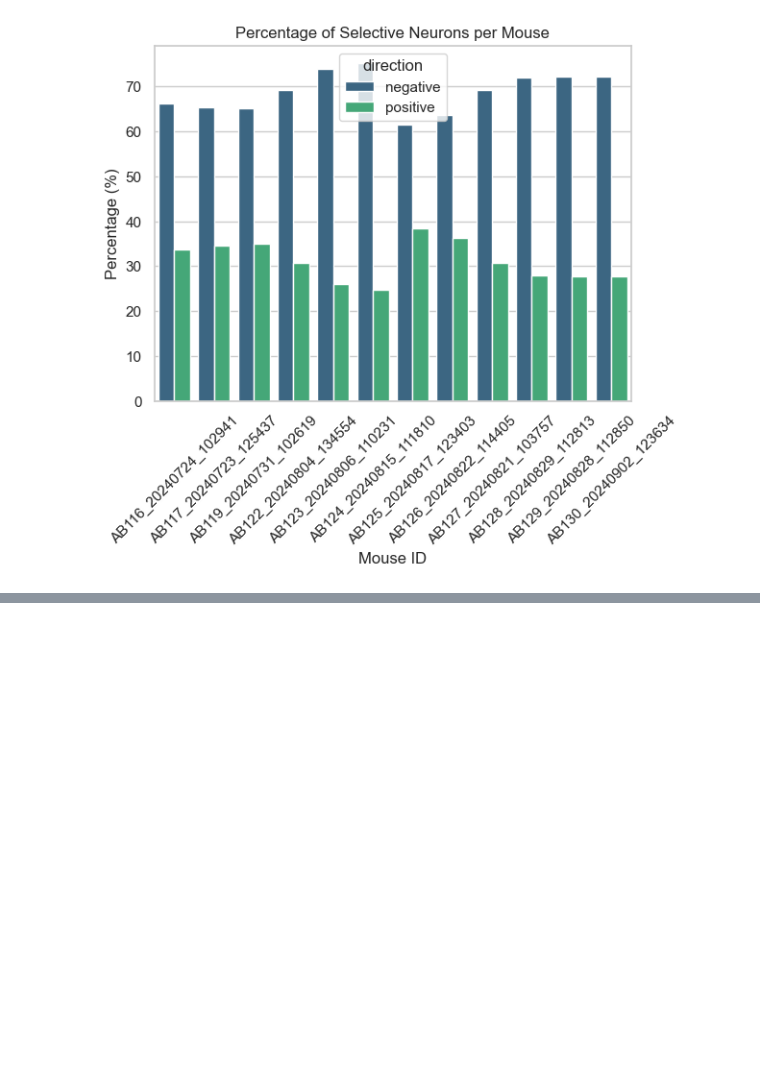
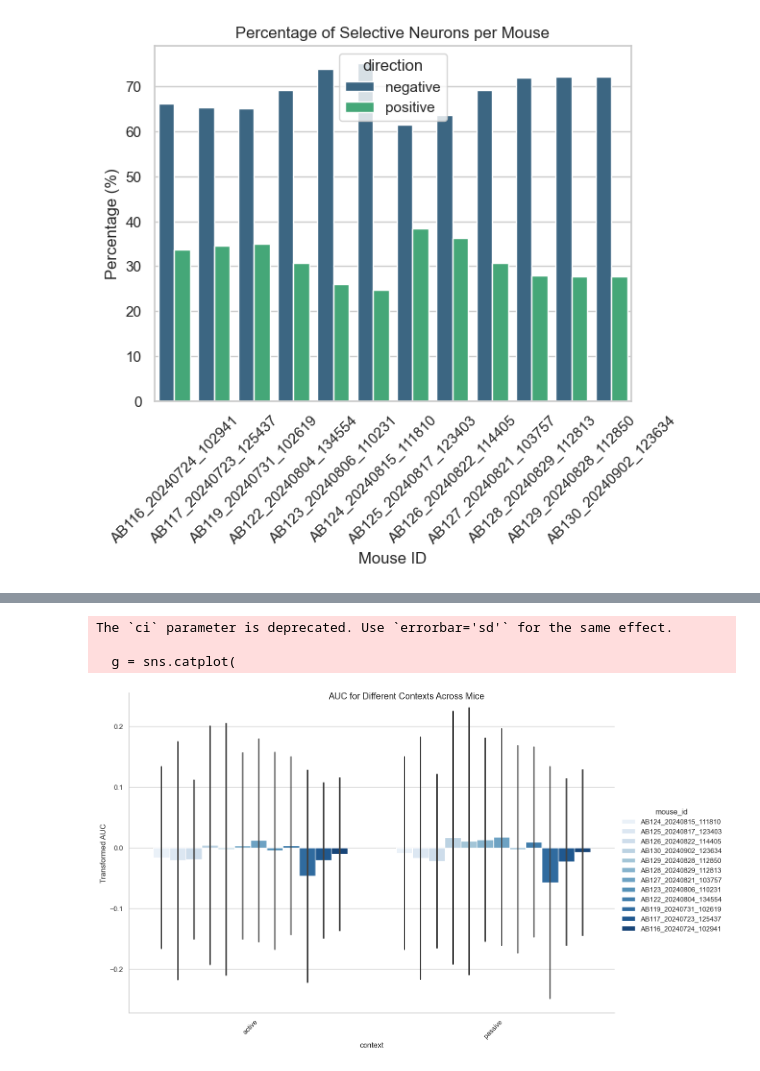
Before and after one commit to shrinidhivelan/Selectivity-Semester-project, a Jupyter notebook: Visualization.ipynb, the cells around one changed output, grey strips where cells are left out. Drawn from its saved outputs; the diff is of its cells as text; code cells hidden in the pictures; blank space fills up the shorter version.

```diff
--- a/Visualization.ipynb
+++ b/Visualization.ipynb
@@ -394,0 +407,13 @@ plt.show()
+# %%
+g = sns.catplot(
+    data=overall_df, kind='bar', x='context', y='Transformed AUC', hue='mouse_id',
+    ci='sd', palette='Blues', height=8, aspect=1.5  # Height in inches, aspect ratio for width
+)
+g.fig.suptitle('AUC for Different Contexts Across Mice')
+g.set_xticklabels(rotation=45)
+plt.show()
+# %% [output]
+The `ci` parameter is deprecated. Use `errorbar='sd'` for the same effect.
+
+  g = sns.catplot(
+[figure, added]
```
Also changed, not shown: parts of 2 cells of this notebook.
